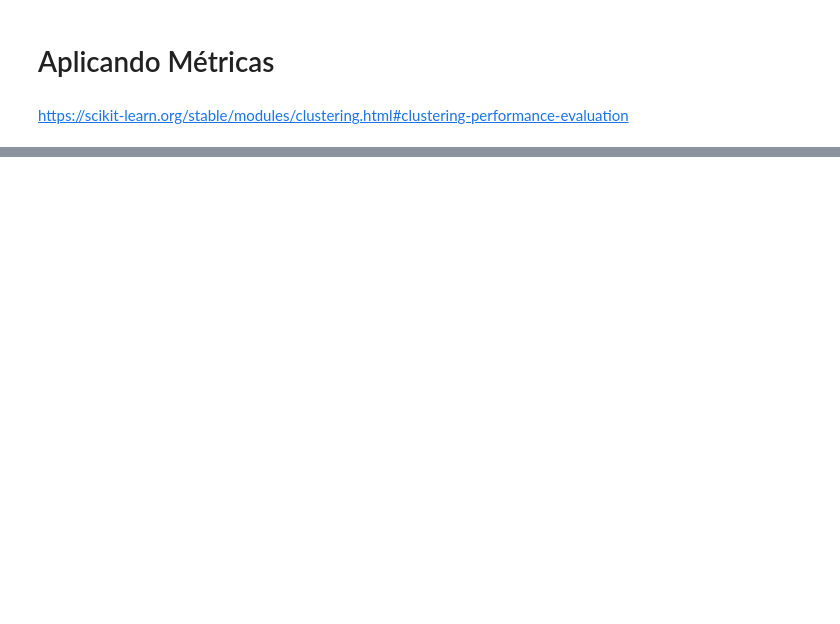
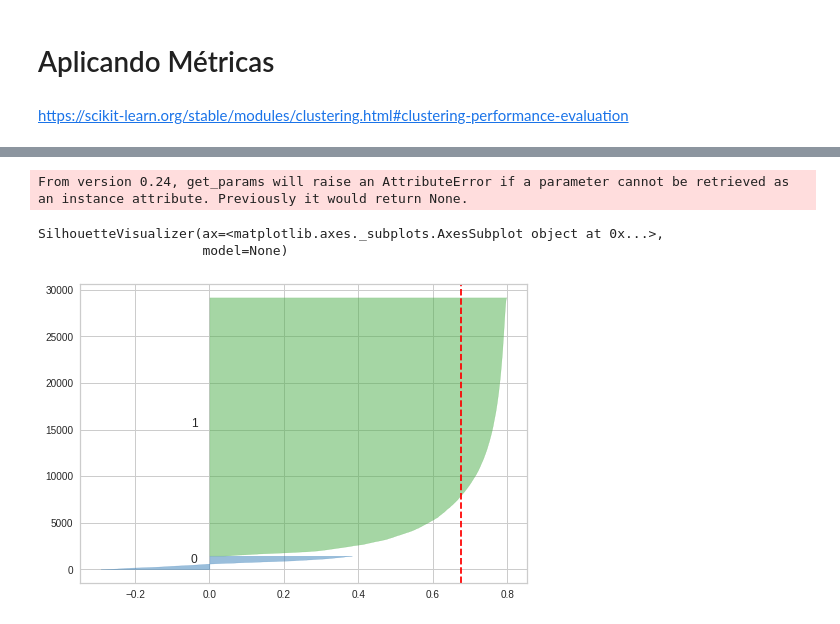
Before and after one commit to italolima04/monitoria-probabilidade-estatistica, a Jupyter notebook: Pesquisa-PID/Implementação-Algoritmos/Apresentação_PID_Implementação.ipynb, the cells around one changed output, grey strips where cells are left out. Saved outputs shown, nothing was run; the diff lists cells and outputs as text; code cells hidden in the pictures; blank space fills up the shorter version.

```diff
--- a/Pesquisa-PID/Implementação-Algoritmos/Apresentação_PID_Implementação.ipynb
+++ b/Pesquisa-PID/Implementação-Algoritmos/Apresentação_PID_Implementação.ipynb
@@ -263,7 +256,7 @@ test_data
 from gensim.models.phrases import Phrases, Phraser
 # %%
 #Quebrando as frases por palavra.
-sent = [row.split() for row in train_data['text']]
+sent = [row.split() for row in data_text['text']]
 # %%
 #Visualizando a representação criada acima.
 sent
@@ -719,0 +762,2 @@ davies_bouldin_score(word_vectors.vectors, labels)
+# %%
+word_vectors = w2v_model.wv
@@ -719,0 +778,12 @@ davies_bouldin_score(word_vectors.vectors, labels)
+# %%
+from yellowbrick.cluster import SilhouetteVisualizer
+
+# Instantiate the clustering model and visualizer
+model = KMeans(2, random_state=42)
+visualizer = SilhouetteVisualizer(model, colors='yellowbrick')
+visualizer.fit(word_vectors.vectors)
+# %% [output]
+From version 0.24, get_params will raise an AttributeError if a parameter cannot be retrieved as an instance attribute. Previously it would return None.
+SilhouetteVisualizer(ax=<matplotlib.axes._subplots.AxesSubplot object at 0x...>,
+                     model=None)
+[figure, added]
```
Also changed, not shown: parts of 71 cells of this notebook.
